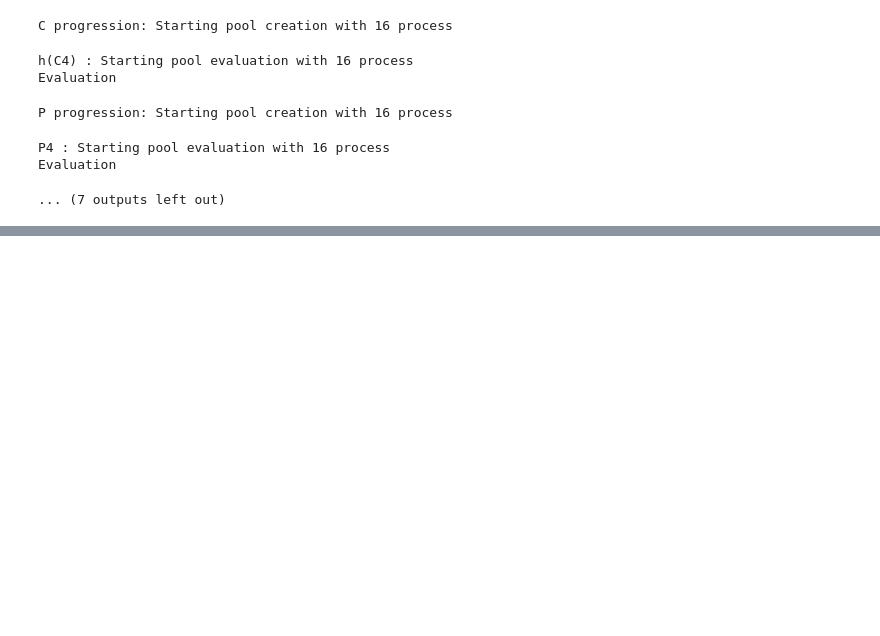
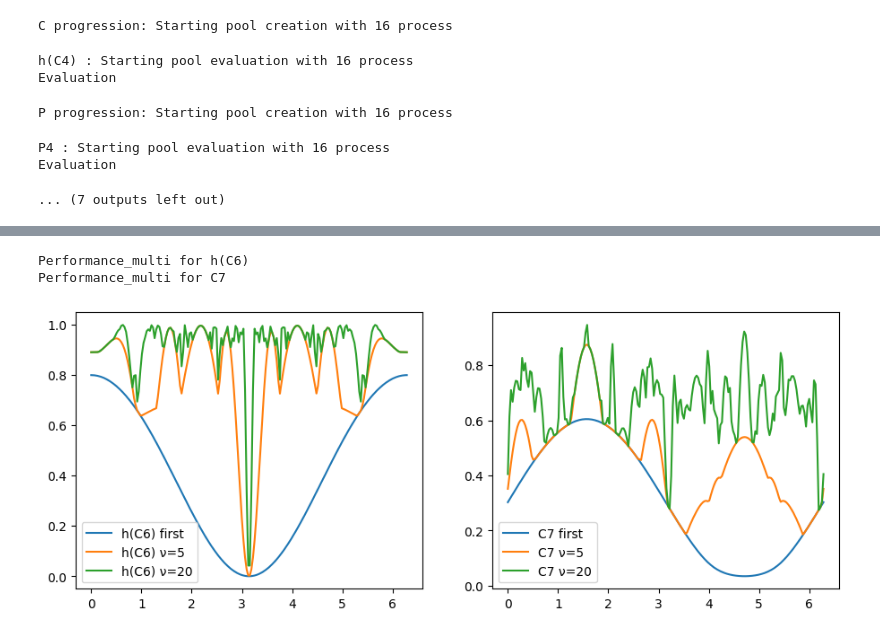
Before and after one commit to SwgAnno/achiral_qw, a Jupyter notebook: Python/examples/advanced.ipynb, the cells around one changed output, grey strips where cells are left out. Drawn from its saved outputs; the diff is of its cells as text; code cells hidden in the pictures; blank space fills up the shorter version.

```diff
--- a/Python/examples/advanced.ipynb
+++ b/Python/examples/advanced.ipynb
@@ -177,34 +223,38 @@ def plot_performance_1_multi(gr,TC_vec, first = False, step = 100, ax = None):
     """
     if ax == None :
         fig, ax = plt.subplots(1,1, figsize = (6,5))
 
     if first:
         tp = TransportParameters(evt_mode="first")
         plot_performance(gr, tp = tp, sample_step = step, ax = ax)
 
     for TC in TC_vec:
         tp = TransportParameters(evt_mode="TC", TC= TC)
         plot_performance(gr, tp = tp, sample_step = step, \
                          ax = ax)
 
     return ax
 
 
 def comp_performance_multi( gr_list, **kwargs):
 
     fig, axx = plt.subplots(1, len(gr_list), figsize = (11,4))
 
     for ax , gr in zip(axx, gr_list):
         print("Performance_multi for {}".format(gr.code))
         plot_performance_1_multi(gr,ax = ax, **kwargs)
         ax.legend()
 
     plt.show()
 
 grlist = [qwgb.Ring(6, HANDLES = True), qwgb.Ring(7)]
 tclist = [5,20]
 
-comp_performance_multi(grlist, TC_vec = tclist, first = True, step = 2000)
+comp_performance_multi(grlist, TC_vec = tclist, first = True, step = 200)
+# %% [output]
+Performance_multi for h(C6)
+Performance_multi for C7
+[figure, added]
 # %%
 # just as before we can highlight the differnce in phase response between the odd and even size graph
 
```
Also changed, not shown: parts of 7 cells of this notebook, 7 other files.
